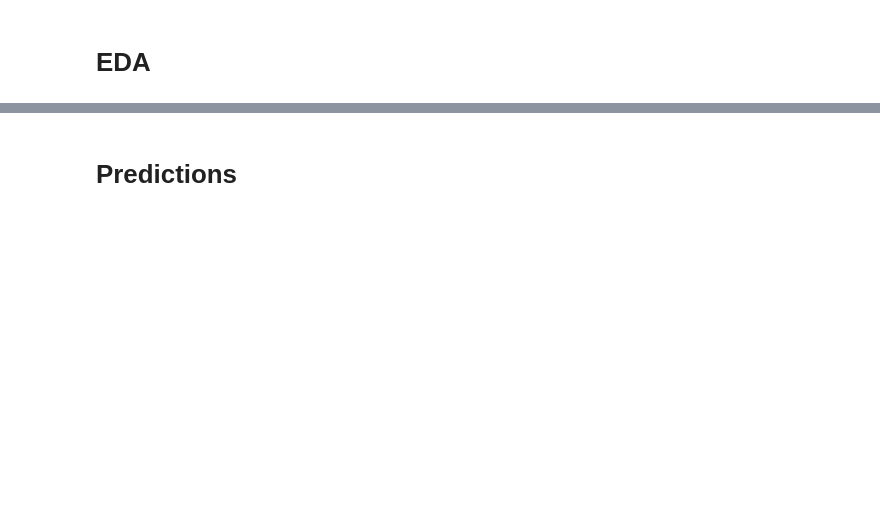
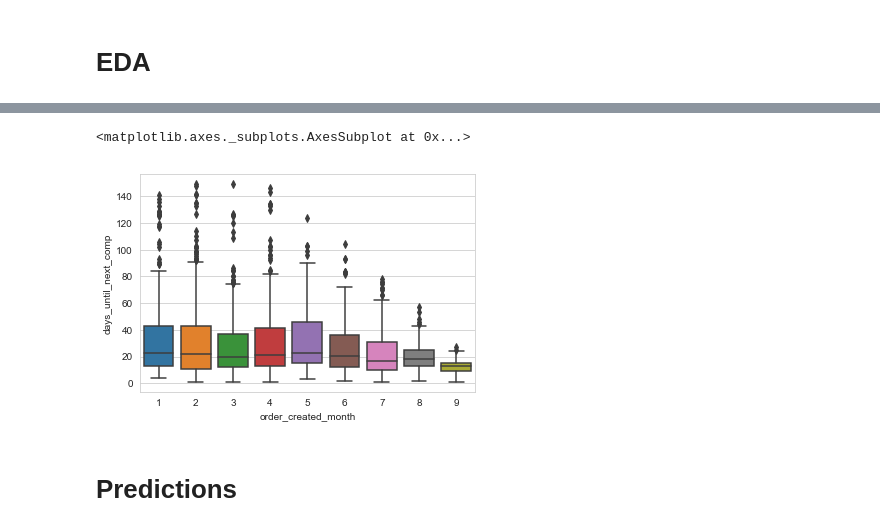
Before and after one commit to zipjet/bi-churn-analysis, a Jupyter notebook: python/churn_predictions.ipynb, the cells around one changed output, grey strips where cells are left out. Saved outputs shown, nothing was run; the diff lists cells and outputs as text; code cells hidden in the pictures; blank space fills up the shorter version.

```diff
--- a/python/churn_predictions.ipynb
+++ b/python/churn_predictions.ipynb
@@ -126,10 +93,10 @@ df_ord2 = df_ord2.drop(['next_order_date', 'last_order_date', 'last_order_revenu
 # %%
-num_completed_orders = 4
+num_completed_orders = 3
 # %%
-cust_ids_excl = df_ord2.loc[(df_ord2.city != 'London') |
-                            (df_ord2.days_until_next_comp > 150) | (df_ord2.days_until_next_comp == 0) |
-                            (df_ord2.days_since_last_comp > 150) | (df_ord2.days_since_last_comp == 0) |
-                            (df_ord2.revenue > 50) | (df_ord2.corporate) |
-                            (df_ord2.completed_orders < num_completed_orders)].customer_db_id.unique().tolist()
-print(len(cust_ids_excl), '/', df_ord2.customer_db_id.nunique())
+cust_ids_excl = df_comp.loc[(df_comp.city != 'London') |
+                            (df_comp.days_until_next_comp > 150) | (df_comp.days_until_next_comp == 0) |
+                            (df_comp.days_since_last_comp > 150) | (df_comp.days_since_last_comp == 0) |
+                            (df_comp.revenue > 50) | (df_comp.corporate) |
+                            (df_comp.completed_orders < num_completed_orders)].customer_db_id.unique().tolist()
+print(len(cust_ids_excl), '/', df_comp.customer_db_id.nunique())
 # %% [output]
@@ -137,3 +104,3 @@ print(len(cust_ids_excl), '/', df_ord2.customer_db_id.nunique())
 # %%
-df_city = df_ord2.loc[~(df_ord2.customer_db_id.isin(cust_ids_excl))]
-df_city = df_city.loc[df_city.order_comp_num <= num_completed_orders]
+df_city = df_comp.loc[~(df_comp.customer_db_id.isin(cust_ids_excl))]
+df_city = df_city.loc[df_city.order_comp_num < num_completed_orders]
@@ -153,3 +129,3 @@ AttributeError: 'DataFrame' object has no attribute 'frequency_roll'
 # %%
-df_pivot = df_city.set_index(['customer_db_id', 'order_comp_num']).unstack().swaplevel(axis=1)
-df_pivot.head()
+# df_pivot = df_city.set_index(['customer_db_id', 'order_comp_num']).unstack().swaplevel(axis=1)
+# df_pivot.head()
@@ -180,6 +177,9 @@ sns.categorical.boxplot(data=df_city.loc[df_city.order_created_year == 2017], x=
 # %%
 # fig, ax = plt.subplots(figsize=(12,12))
-sns.categorical.boxplot(data=df_known.loc[df_known.order_created_year == 2018], x='order_created_month', y='days_until_next_comp')
+sns.categorical.boxplot(data=df_city.loc[df_city.order_created_year == 2018], x='order_created_month', y='days_until_next_comp')
+# %% [output]
+<matplotlib.axes._subplots.AxesSubplot at 0x...>
+[figure, added]
 # %%
 # fig, ax = plt.subplots(figsize=(12,12))
 sns.categorical.boxplot(data=df_known, x='order_created_weekday', y='weeks_until_next_comp')
```
Also changed, not shown: parts of 24 cells of this notebook.
